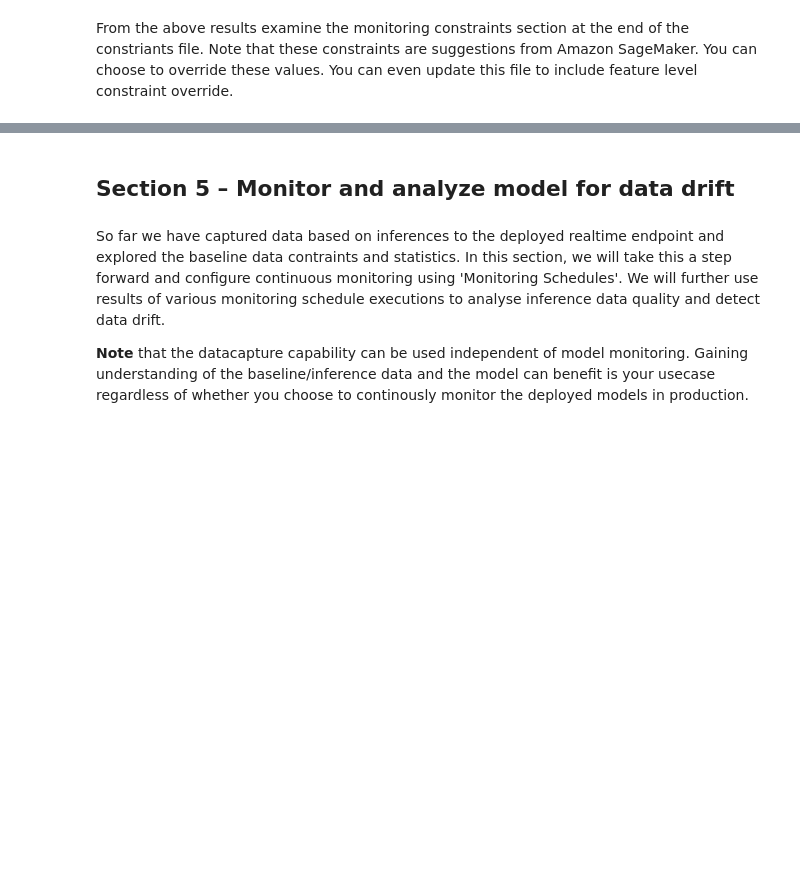
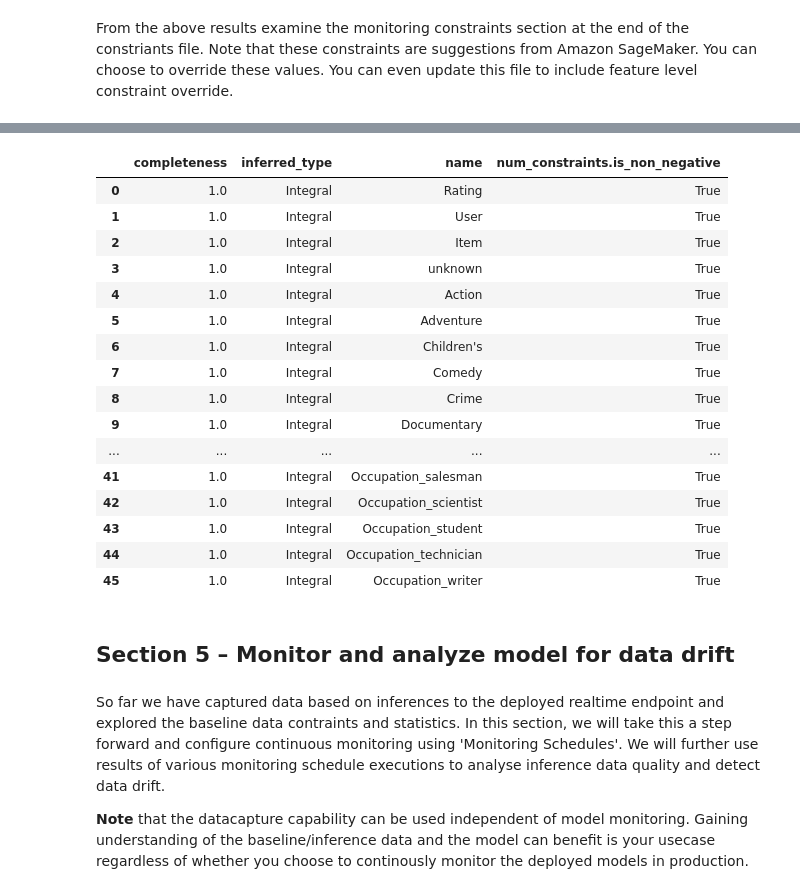
Before and after one commit to sirimuppala/amazon-sagemaker-multi-model-endpoints-model-monitoring, a Jupyter notebook: model-monitoring/monitor_xgboost_recommendation_model.ipynb, the cells around one changed output, grey strips where cells are left out. Drawn from its saved outputs; the diff is of its cells as text; code cells hidden in the pictures; blank space fills up the shorter version.

```diff
--- a/model-monitoring/monitor_xgboost_recommendation_model.ipynb
+++ b/model-monitoring/monitor_xgboost_recommendation_model.ipynb
@@ -477,5 +521,5 @@ def get_obj_body(obj_key):
 # %%
-constraints_file = get_obj_body(baseline_results_prefix+'/constraints.json')
+constraints_file = get_s3_obj_body(baseline_results_prefix+'/constraints.json')
 #print(constraints_file[:4000])
 print(constraints_file)
 ##Point out the various inferred_type.  Fractional, Integral, String (ZipCode),
@@ -514,8 +602,27 @@ print(statistics_file)
 # %%
 ## Render constraints in a tabular format.
-#constraints_json = json.loads(constraints_file)
-#schema_df = pd.io.json.json_normalize(constraints_json['features'])
-#schema_df
+## TODO : WHAT OTHER CONSTRAINTS CAN WE SHOW
+constraints_json = json.loads(constraints_file)
+schema_df = pd.io.json.json_normalize(constraints_json['features'])
+schema_df
+# %% [output]
+|  | completeness | inferred_type | name | num_constraints.is_non_negative |
+| 0 | 1.0 | Integral | Rating | True |
+| 1 | 1.0 | Integral | User | True |
+| 2 | 1.0 | Integral | Item | True |
+| 3 | 1.0 | Integral | unknown | True |
+| 4 | 1.0 | Integral | Action | True |
+| 5 | 1.0 | Integral | Adventure | True |
+| 6 | 1.0 | Integral | Children's | True |
+| 7 | 1.0 | Integral | Comedy | True |
+| 8 | 1.0 | Integral | Crime | True |
+| 9 | 1.0 | Integral | Documentary | True |
+| ... | ... | ... | ... | ... |
+| 41 | 1.0 | Integral | Occupation_salesman | True |
+| 42 | 1.0 | Integral | Occupation_scientist | True |
+| 43 | 1.0 | Integral | Occupation_student | True |
+| 44 | 1.0 | Integral | Occupation_technician | True |
+| 45 | 1.0 | Integral | Occupation_writer | True |
 # %% [markdown]
 ## Section 5 – Monitor and analyze model for data drift <a id='analyze-data-drift'></a>
 # %% [markdown]
```
Also changed, not shown: parts of 43 cells of this notebook, 5 other files.
